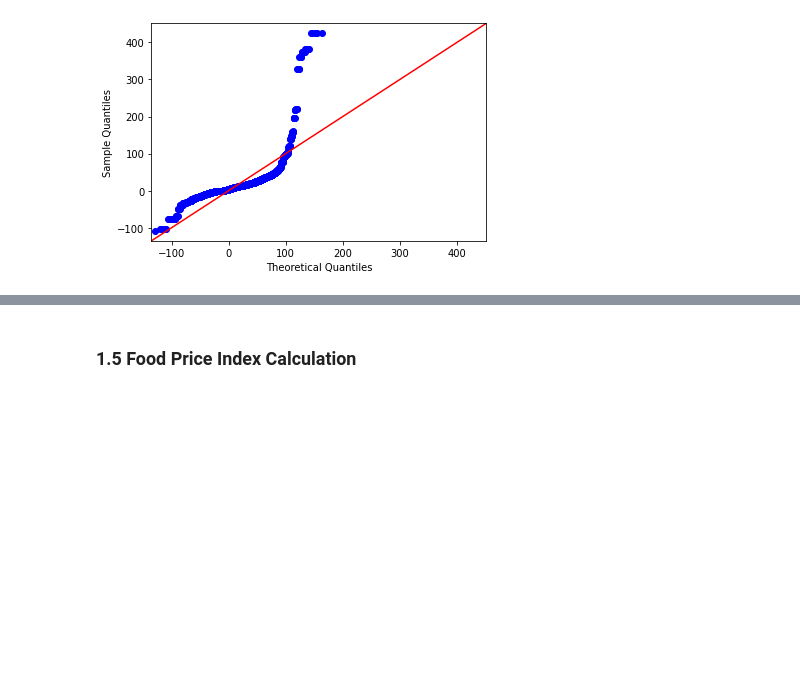
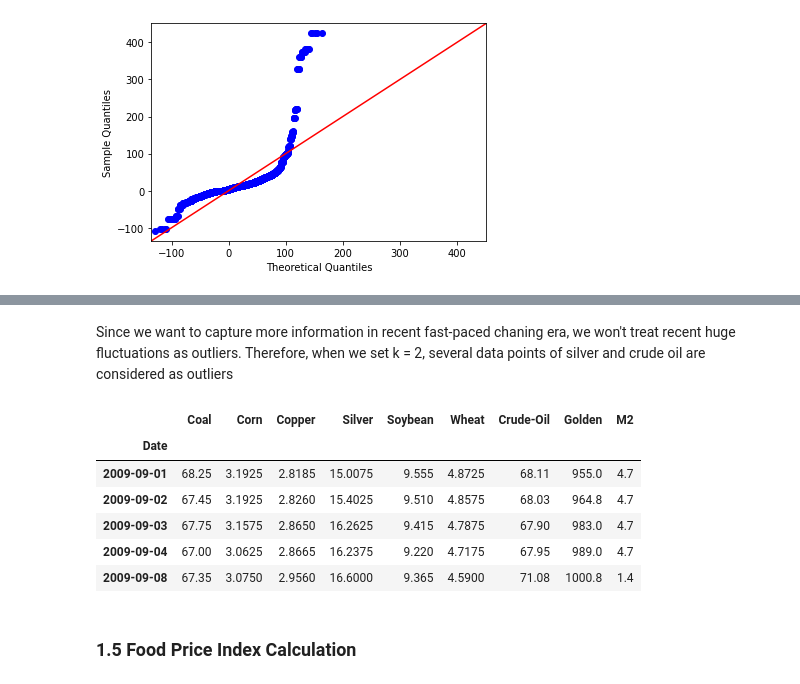
Before and after one commit to Shunian-Chen/AIPI510-Project, a Jupyter notebook: Food_price_prediction.ipynb, the cells around one changed output, grey strips where cells are left out. Cells and saved outputs as stored; diff of their text form; code cells hidden in the pictures; blank space fills up the shorter version.

Commit message:
Outliers Done

```diff
--- a/Food_price_prediction.ipynb
+++ b/Food_price_prediction.ipynb
@@ -228,5 +230,9 @@ def detect_anomalies_iqr(col,k):
     upper = quantile75 + k * IQR
     lower = quantile25 - k * IQR
 
-    idx = col.loc[(col < lower) | (col > upper)].index.tolist()
+    idx = (col < lower) | (col > upper)
     return idx
+# %%
+k = 10
+for col in combo_data.columns:
+  print(combo_data[col].loc[detect_anomalies_iqr(combo_data[col], k)])
@@ -233,3 +257,20 @@ def detect_anomalies_iqr(col,k):
+# %% [markdown]
+Since we want to capture more information in recent fast-paced chaning era, we won't treat recent huge fluctuations as outliers. Therefore, when we set k = 2, several data points of silver and crude oil are considered as outliers
+# %%
+k = 2
+idxs = np.full((combo_data.shape[0],), False)
+for col in combo_data.columns.drop(["Coal", "M2"]):
+  idxs = idxs | detect_anomalies_iqr(combo_data[col], k)
+combo_data_no_outlier = combo_data[~idxs]
+combo_data_no_outlier.head()
+# %% [output]
+|  | Coal | Corn | Copper | Silver | Soybean | Wheat | Crude-Oil | Golden | M2 |
+| Date |  |  |  |  |  |  |  |  |  |
+| 2009-09-01 | 68.25 | 3.1925 | 2.8185 | 15.0075 | 9.555 | 4.8725 | 68.11 | 955.0 | 4.7 |
+| 2009-09-02 | 67.45 | 3.1925 | 2.8260 | 15.4025 | 9.510 | 4.8575 | 68.03 | 964.8 | 4.7 |
+| 2009-09-03 | 67.75 | 3.1575 | 2.8650 | 16.2625 | 9.415 | 4.7875 | 67.90 | 983.0 | 4.7 |
+| 2009-09-04 | 67.00 | 3.0625 | 2.8665 | 16.2375 | 9.220 | 4.7175 | 67.95 | 989.0 | 4.7 |
+| 2009-09-08 | 67.35 | 3.0750 | 2.9560 | 16.6000 | 9.365 | 4.5900 | 71.08 | 1000.8 | 1.4 |
 # %% [markdown]
 ### 1.5 Food Price Index Calculation
 # %% [markdown]
```
Also changed, not shown: parts of 8 cells of this notebook.
